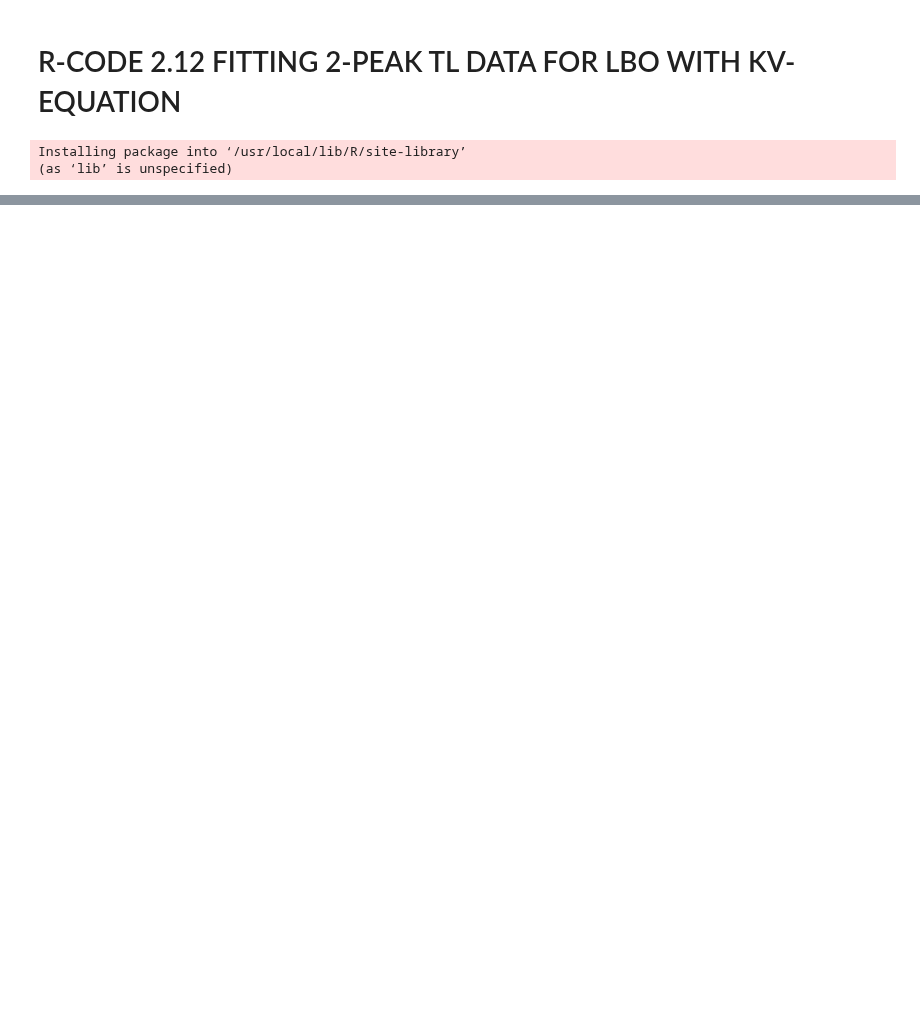
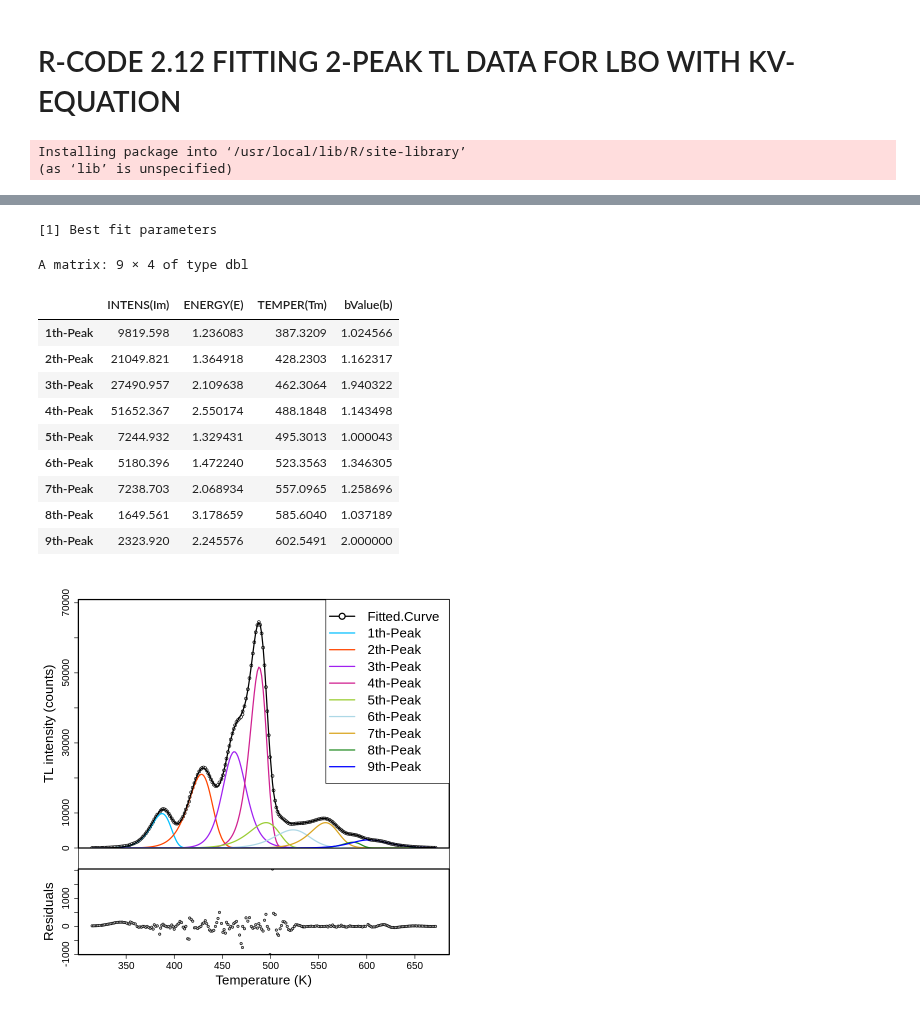
Before and after one commit to vpagonis/EURADOS-2023, a Jupyter notebook: Code_2_12.ipynb, the cells around one changed output, grey strips where cells are left out. Cells and saved outputs as stored; diff of their text form; code cells hidden in the pictures; blank space fills up the shorter version.

```diff
--- a/Code_2_12.ipynb
+++ b/Code_2_12.ipynb
@@ -39,0 +64,29 @@ Geometrical shape factors
+# %%
+# Deconvolve TL signal using 9 peaks (no background subtraction)
+# a GOK model using user-supplied initial kinetic parameters.
+rm(list=ls())
+library("tgcd")
+data(Refglow)
+knPars <-
+  cbind(c(9824,21009,27792,50520,7153, 5496,6080,1641,2316), # Im
+        c(1.24, 1.36, 2.10, 2.65, 1.43, 1.16, 2.48, 2.98, 2.25), # E
+        c(387, 428, 462, 488, 493, 528, 559, 585, 602), # Tm
+        c(1.02, 1.15, 1.99, 1.20, 1.28, 1.19, 1.40, 1.01, 1.18)) # b
+invisible(capture.output(TL1 <- tgcd(Refglow$x009, npeak=9,
+                                     model="g1",inisPAR=knPars, nstart=10, edit.inis=FALSE)))
+print.noquote("Best fit parameters")
+TL1$pars
+# %% [output]
+[1] Best fit parameters
+A matrix: 9 × 4 of type dbl
+|  | INTENS(Im) | ENERGY(E) | TEMPER(Tm) | bValue(b) |
+| 1th-Peak | 9819.598 | 1.236083 | 387.3209 | 1.024566 |
+| 2th-Peak | 21049.821 | 1.364918 | 428.2303 | 1.162317 |
+| 3th-Peak | 27490.957 | 2.109638 | 462.3064 | 1.940322 |
+| 4th-Peak | 51652.367 | 2.550174 | 488.1848 | 1.143498 |
+| 5th-Peak | 7244.932 | 1.329431 | 495.3013 | 1.000043 |
+| 6th-Peak | 5180.396 | 1.472240 | 523.3563 | 1.346305 |
+| 7th-Peak | 7238.703 | 2.068934 | 557.0965 | 1.258696 |
+| 8th-Peak | 1649.561 | 3.178659 | 585.6040 | 1.037189 |
+| 9th-Peak | 2323.920 | 2.245576 | 602.5491 | 2.000000 |
+[figure, added]
```
Also changed, not shown: parts of 3 cells of this notebook.
